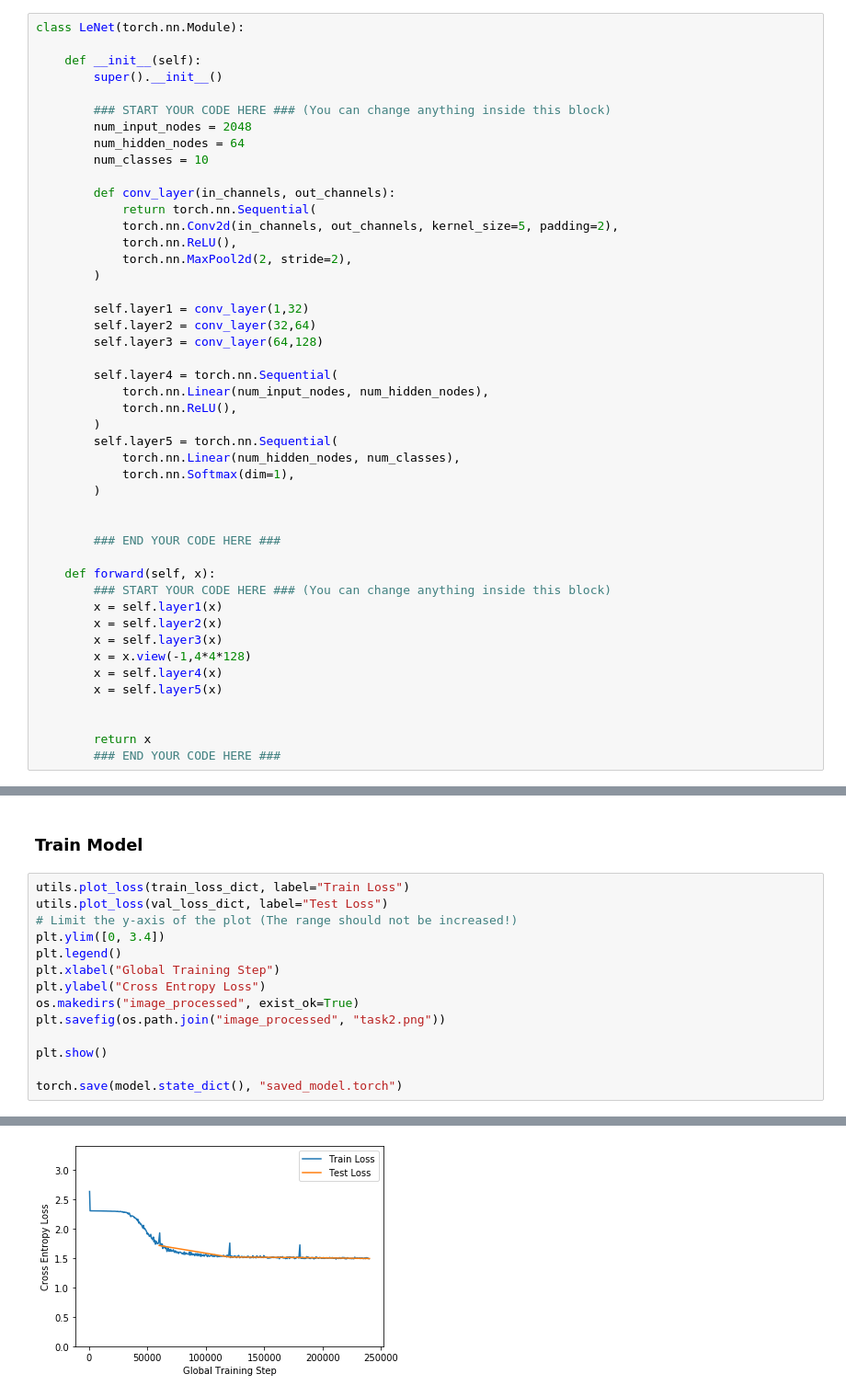
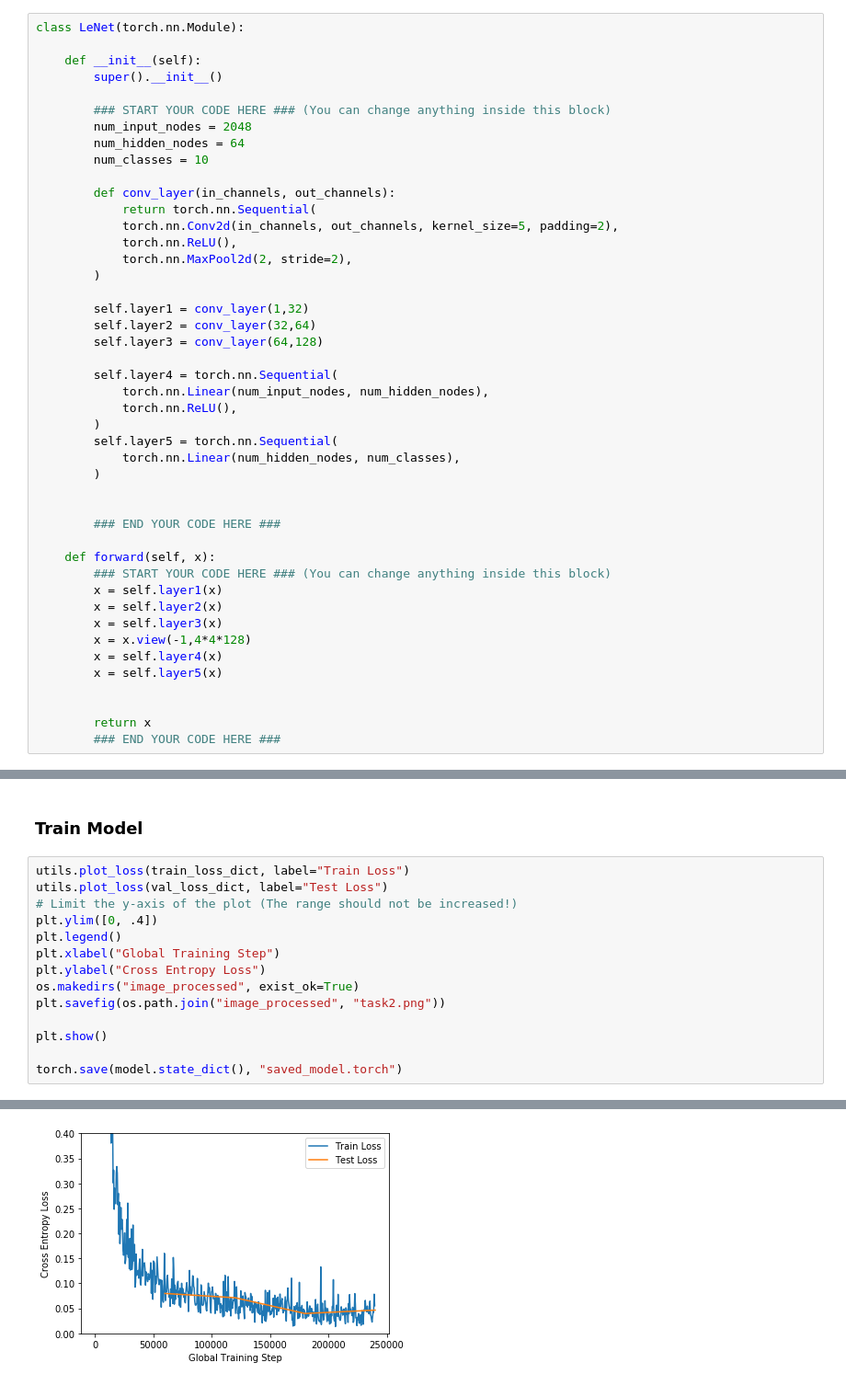
Before and after one commit to Cowbolt/TDT4195-StarterCode, a Jupyter notebook: assignment2/task2b.ipynb, the cells around one changed output, grey strips where cells are left out. Shown: that part at 92% size. Cells and saved outputs as stored; diff of their text form.

```diff
--- a/assignment2/task2b.ipynb
+++ b/assignment2/task2b.ipynb
@@ -42,7 +42,6 @@ class LeNet(torch.nn.Module):
         )
         self.layer5 = torch.nn.Sequential(
             torch.nn.Linear(num_hidden_nodes, num_classes),
-            torch.nn.Softmax(dim=1),
         )
 
 
@@ -106,7 +105,7 @@ train_loss_dict, val_loss_dict = trainer.train(num_epochs)
 utils.plot_loss(train_loss_dict, label="Train Loss")
 utils.plot_loss(val_loss_dict, label="Test Loss")
 # Limit the y-axis of the plot (The range should not be increased!)
-plt.ylim([0, 3.4])
+plt.ylim([0, .4])
 plt.legend()
 plt.xlabel("Global Training Step")
 plt.ylabel("Cross Entropy Loss")
@@ -120,4 +120,4 @@ torch.save(model.state_dict(), "saved_model.torch")
-[figure, old version]
+[figure, new version]
 # %%
 
 # %%
```
Also changed, not shown: parts of 3 cells of this notebook, 6 other files.
